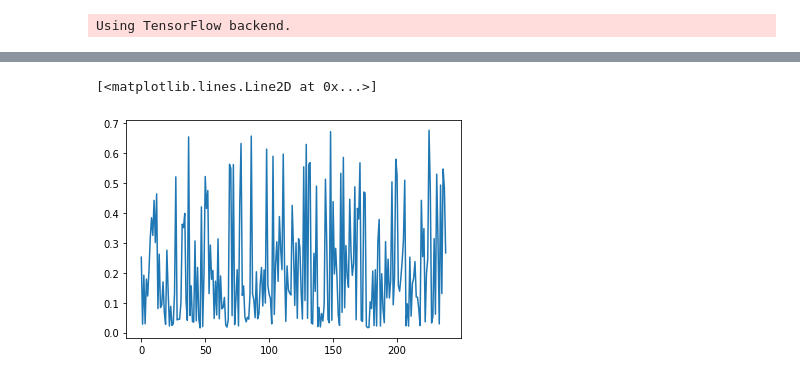
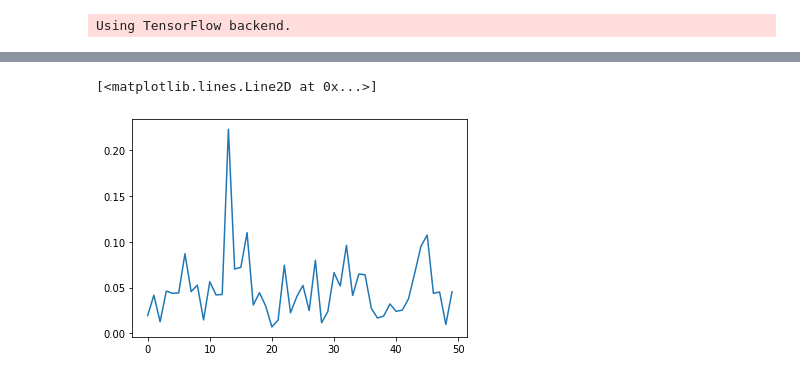
Before and after one commit to panafana/anomaly-detection-with-deep-autoencoders, a Jupyter notebook: general new thres.ipynb, the cells around one changed output, grey strips where cells are left out. Saved outputs shown, nothing was run; the diff lists cells and outputs as text; code cells hidden in the pictures.

```diff
--- a/general new thres.ipynb
+++ b/general new thres.ipynb
@@ -44,7 +44,7 @@ def sigmoid(X):
 # %% [output]
 Using TensorFlow backend.
 # %%
-iterations = 1
+iterations = 10
 noise_amount = 1
 
 sparse_g = False
@@ -193,8 +193,9 @@ def createModel(inputs,table,kernel,bias,sparse,sparsity,dropout,dropoutRate,sha
     #model.summary()
     return model , encodedL
 # %%
+percentChosen = 0.03
 #file_name = "cardio.mat"
-file_name = "ionosphere.mat"
+#file_name = "ionosphere.mat"
 #file_name = "satellite.mat"
 #file_name = "shuttle.mat"
 #file_name = "smtp.mat"
@@ -204,9 +205,9 @@ file_name = "ionosphere.mat"
 #mat = hdf5storage.loadmat('smtp.mat')
 #file_name = "wine.mat"
 #file_name = "arrhythmia.mat"
-#file_name = "thyroid.mat"
+file_name = "thyroid.mat"
 mat = scipy.io.loadmat(file_name)
-message = "best models "+file_name
+message = "best models percent = "+str(percentChosen)+" "+file_name
 epochs = 200
 # Set callback functions to early stop training and save the best model so far
 callbacks = [EarlyStopping(monitor='val_loss', patience=3)]
@@ -337,7 +338,7 @@ def apply_noise(col):
 
     return col
 #print(X_train)
-X_train_noisy = np.apply_along_axis(apply_noise, 0, X_train)
+
 scaler = MinMaxScaler(feature_range=(-1, 1))
 clean_data = scaler.fit_transform(clean_data)
 test_x  = scaler.transform(test_x)
@@ -346,5 +347,7 @@ clean_data = pd.DataFrame(clean_data)
 scaler = MinMaxScaler(feature_range=(-1, 1))
 X_train = scaler.fit_transform(X_train)
 X_test  = scaler.transform(X_test)
-clean_data = pd.DataFrame(clean_data)
+X_train_noisy = np.apply_along_axis(apply_noise, 0, X_train)
+#clean_data = pd.DataFrame(clean_data)
+#X_test.shape
 # %% [output]
@@ -1079,23 +1085,23 @@ performance DistanceP  0.6192468619246861
 # %%
-percentChosen = 0.03
+
 
 
 maxThres = 0;
 
 # for i in range(len(mses)):
 #     #print()
 # #     scaler = MinMaxScaler(feature_range=(0, 1))
 # #     mses[i] = scaler.fit_transform(mses[i])
 #     mses[i] = sigmoid(mses[i])
 # for i in range(len(msesTrain)):
 #     print()
 #     #scaler = MinMaxScaler(feature_range=(0, 1))
 #     #msesTrain[i] = scaler.fit_transform(msesTrain[i])
 #     msesTrain[i] = sigmoid(msesTrain[i])
 
 
-plt.plot(mses[0])
+plt.plot(mses[0][0:50])
 #print(msesTrain[2])
 # %% [output]
 [<matplotlib.lines.Line2D at 0x...>]
-[figure, old version]
+[figure, new version]
```
Also changed, not shown: parts of 24 cells of this notebook, 24 other files.
